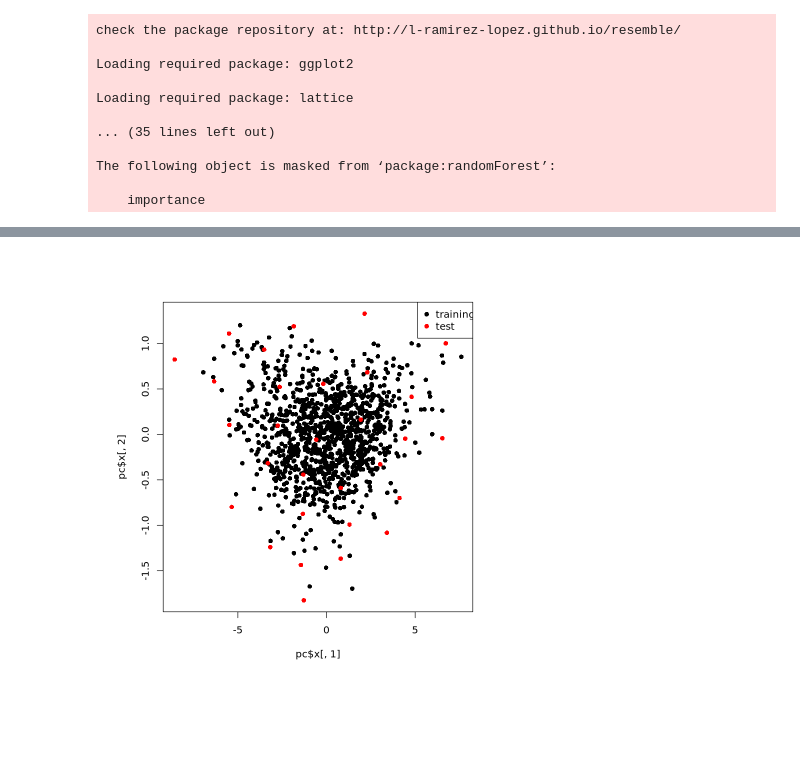
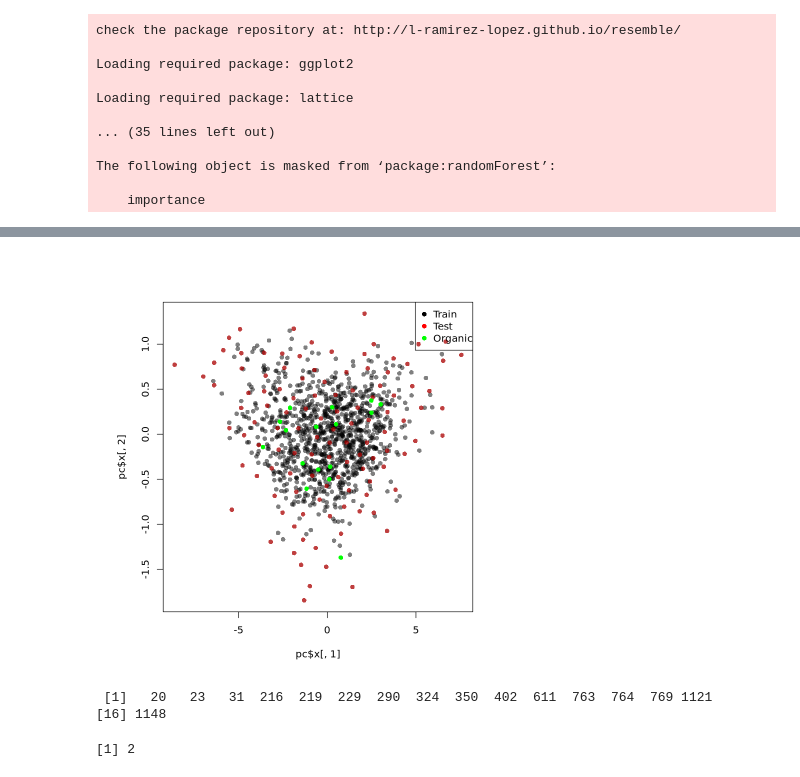
Before and after one commit to lcaspari/italy_soc, a Jupyter notebook: SOC_italy.ipynb, the cells around one changed output, grey strips where cells are left out. Drawn from its saved outputs; the diff is of its cells as text; code cells hidden in the pictures; blank space fills up the shorter version.

```diff
--- a/SOC_italy.ipynb
+++ b/SOC_italy.ipynb
@@ -32,10 +39,11 @@ The following object is masked from ‘package:randomForest’:
 
 setwd("/home/camahubuntu/Spectroscopy/italy_soc")
 
-lab <- read.csv("Italy_lab.csv")
+lab_raw <- read.csv("Italy_lab.csv")
 
-VNIR<-read.csv("Italy_spc.csv")
-VNIR<-VNIR[,-1]
+
+VNIR_raw<-read.csv("Italy_spc.csv")
+VNIR_raw<-VNIR_raw[,-1]
 
 wl <- read.csv("Italy_spc.csv", header = FALSE)
 wl <- as.numeric(wl[1, ])
@@ -64,0 +73,11 @@ A data.frame: 1180 × 1000
+# %%
+# now we remove all the outlayers
+# Merge lab and VNIR first
+dat_all <- cbind(lab_raw, VNIR_raw)
+
+# Remove rows where MINERAL == "organic"
+dat_all <- dat_all[dat_all$MINERAL != "organic", ]
+
+# Split back into lab and VNIR
+lab  <- dat_all[, 1:ncol(lab_raw)]
+VNIR <- dat_all[, (ncol(lab) + 1):ncol(dat_all)]
@@ -72,41 +132,66 @@ nXr02<-standardNormalVariate(nXr00) # SNV
 nXr03<-detrend(nXr00, wl) # Detrend, requires additional information on wavelengths/wavenumbers
 nXr04<-savitzkyGolay(nXr00, m=1, p=2, w=5) # 1st derivative (Savitzky-Golay)
 # %%
-# model with Golay Preprocessing
+# Define organic samples
+organic <- which(lab_raw$MINERAL == "organic")
+
+# split the data (no preprocessing considered yet)
 nXdat<-nXr00
 
-# first we choose 30% of the data as validation
-nt<-30
+# first we choose 10% of the data as validation
+nt <- round(0.10 * nrow(nXdat))
 
-# then we use a PC Kennard-Stone algorithm
+# then we use a PC Kennard-Stone algorithm, to choose the validation points with a high variance
 split<-kenStone(X = nXdat,
                 k = nt,
                 metric="mahal",
                 pc=0.95,   # based on PC feature space explaining 95% of overall variance of the spectra
                 .center = TRUE,
                 .scale = FALSE)
 
 
 # which samples are defined as test set
 test<-split$model
 
 # which samples are defined as calibration set
-train<-split$test
+train<-split$test # the naming is a bit confusing but is part of the function -> test is the rest of the data which was not considered in the kennard algorithm
 
 # Plot in PC feature space
 pc<-prcomp(nXdat, center=T, scale. = F, rank. = 5)
 
 par(pty="s")      # pty="s" ---> squared plot, regardless of the plot window size
 matplot(pc$x[,1],   # scores of first PC
         pc$x[,2],   # scores of second PC
-        pch=16)     # filled points
+        pch=16,
+        col=adjustcolor("black", alpha.f=0.5))     # filled points
 
 # adding test set
 matpoints(pc$x[test,1], # only test set samples, 1st PC
           pc$x[test,2], # only test set samples, 2nd PC
           pch=16,
-          col="red")
+          col=adjustcolor("red", alpha.f=0.5))
 
-legend("topright", c("training", "test"), pch=16, col=c("black", "red"))
+# Plot organic samples in blue (overlap on top)
+matpoints(pc$x[organic,1], pc$x[organic,2], pch=16, col="green")
+
+# Legend
+legend("topright", legend=c("Train","Test","Organic"),
+       col=c("black","red","green"), pch=16)
 # %% [output]
-[figure, old version]
+[figure, new version]
+# %%
+organic
+# %% [output]
+ [1]   20   23   31  216  219  229  290  324  350  402  611  763  764  769 1121
+[16] 1148
+# %%
+# how many PCs are considered in our case? does the plot show the whole feature space?
+
+pca <- prcomp(nXdat, center = TRUE, scale. = FALSE)
+var_explained <- pca$sdev^2 / sum(pca$sdev^2)
+cumvar <- cumsum(var_explained)
+n_pc_95 <- which(cumvar >= 0.95)[1]
+
+n_pc_95
+# %% [output]
+[1] 2
```
Also changed, not shown: parts of 10 cells of this notebook, 1 other file.
